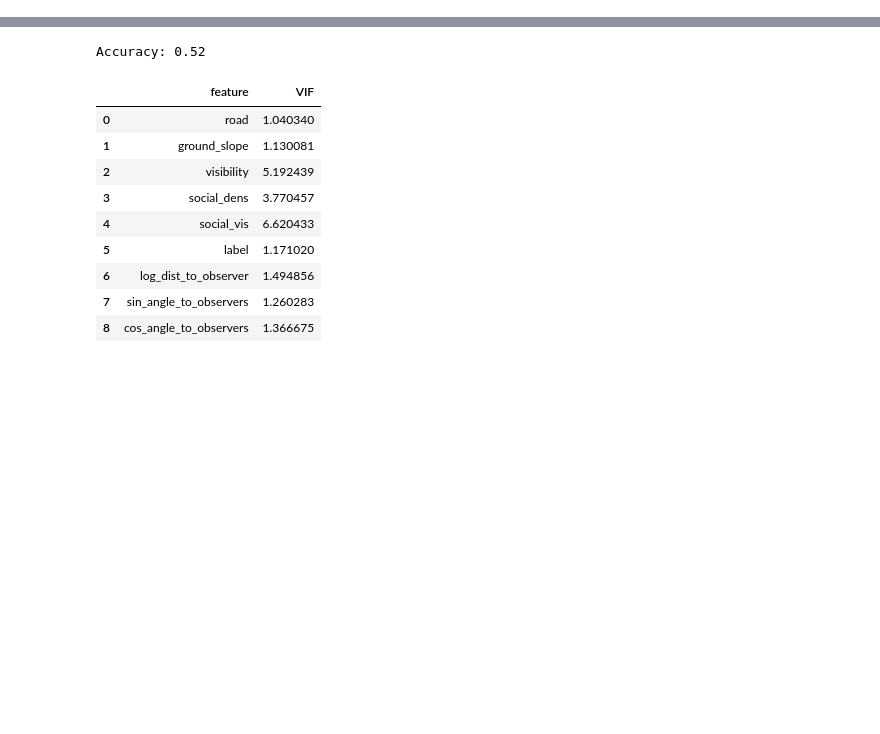
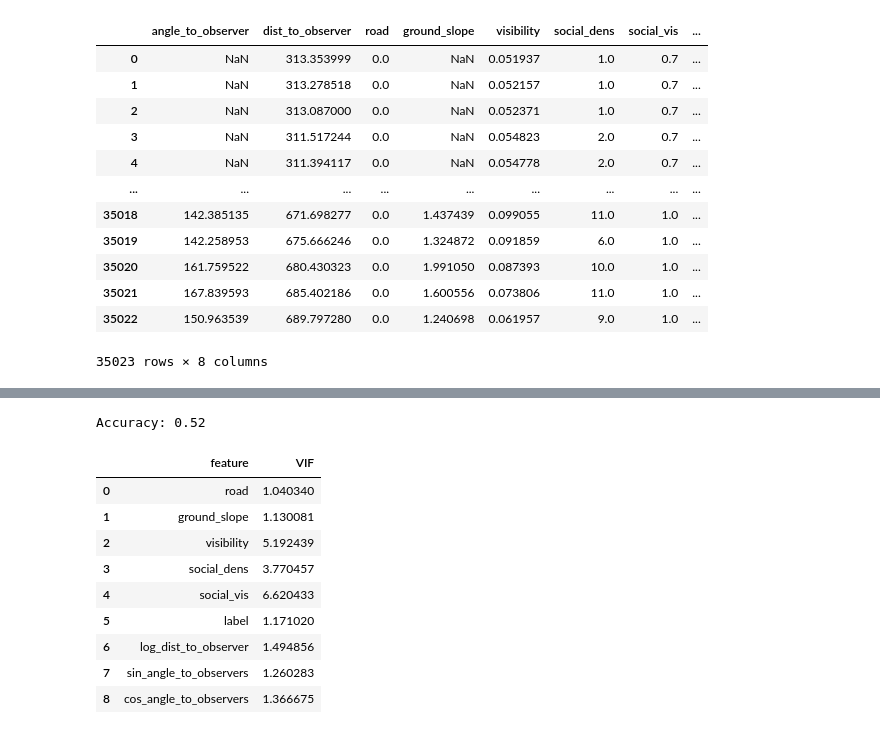
Before and after one commit to BCostelloe/zebra-step-selection, a Jupyter notebook: notebooks/logistic_regression_preloaded_data.ipynb, the cells around one changed output, grey strips where cells are left out. Drawn from its saved outputs; the diff is of its cells as text; code cells hidden in the pictures; blank space fills up the shorter version.

```diff
--- a/notebooks/logistic_regression_preloaded_data.ipynb
+++ b/notebooks/logistic_regression_preloaded_data.ipynb
@@ -36,6 +36,22 @@ data.rename(columns={'0': 'angle_to_observer',
                      '4': 'visibility',
                      '5': 'social_dens',
                      '6': 'social_vis'}, inplace = True)
+# %%
+data
+# %% [output]
+|  | angle_to_observer | dist_to_observer | road | ground_slope | visibility | social_dens | social_vis | ... |
+| 0 | NaN | 313.353999 | 0.0 | NaN | 0.051937 | 1.0 | 0.7 | ... |
+| 1 | NaN | 313.278518 | 0.0 | NaN | 0.052157 | 1.0 | 0.7 | ... |
+| 2 | NaN | 313.087000 | 0.0 | NaN | 0.052371 | 1.0 | 0.7 | ... |
+| 3 | NaN | 311.517244 | 0.0 | NaN | 0.054823 | 2.0 | 0.7 | ... |
+| 4 | NaN | 311.394117 | 0.0 | NaN | 0.054778 | 2.0 | 0.7 | ... |
+| ... | ... | ... | ... | ... | ... | ... | ... | ... |
+| 35018 | 142.385135 | 671.698277 | 0.0 | 1.437439 | 0.099055 | 11.0 | 1.0 | ... |
+| 35019 | 142.258953 | 675.666246 | 0.0 | 1.324872 | 0.091859 | 6.0 | 1.0 | ... |
+| 35020 | 161.759522 | 680.430323 | 0.0 | 1.991050 | 0.087393 | 10.0 | 1.0 | ... |
+| 35021 | 167.839593 | 685.402186 | 0.0 | 1.600556 | 0.073806 | 11.0 | 1.0 | ... |
+| 35022 | 150.963539 | 689.797280 | 0.0 | 1.240698 | 0.061957 | 9.0 | 1.0 | ... |
+35023 rows × 8 columns
 # %%
 # impute missing values
 imputer = SimpleImputer(strategy = 'mean')
```
Also changed, not shown: parts of 33 cells of this notebook.
